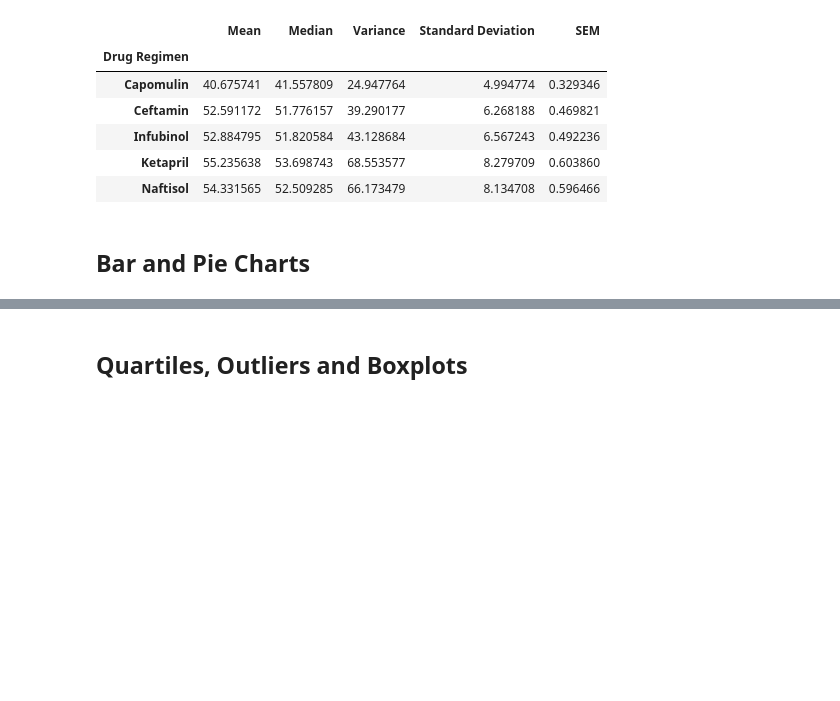
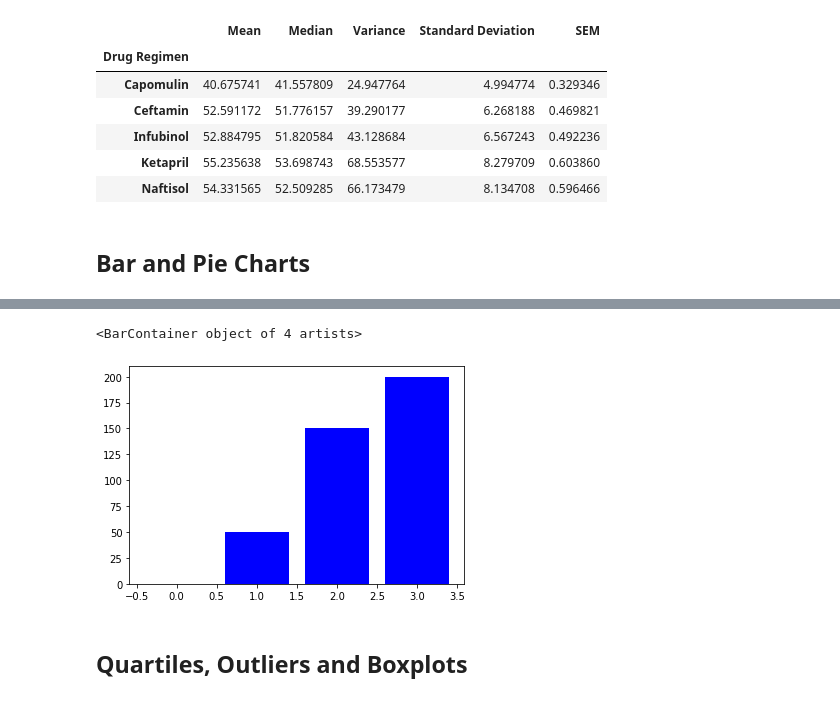
Before and after one commit to swanifereight/matplotlib-challenge, a Jupyter notebook: Pymaceuticals/pymaceuticals_starter.ipynb, the cells around one changed output, grey strips where cells are left out. Drawn from its saved outputs; the diff is of its cells as text; code cells hidden in the pictures; blank space fills up the shorter version.

```diff
--- a/Pymaceuticals/pymaceuticals_starter.ipynb
+++ b/Pymaceuticals/pymaceuticals_starter.ipynb
@@ -137,5 +138,12 @@ drug_mousedf.plot(kind = "bar", figsize=(10,3))
 # %%
 # Generate a bar plot showing the total number of measurements taken on each drug regimen using pyplot.
+drugs = ["Capomulin","Ceftamin","Infubinol","Ketapril","Naftisol","Placebo","Propriva","Ramicane","Stelasyn","Zoniferol"]
+mice = [0,50,150,200]
+x_axis = np.arange(len(mice))
+plt.bar(x_axis, mice, color = "b", align="center")
+# %% [output]
+<BarContainer object of 4 artists>
+[figure, added]
 # %%
 # Generate a pie plot showing the distribution of female versus male mice using pandas
 # %%
```
Also changed, not shown: parts of 3 cells of this notebook.
